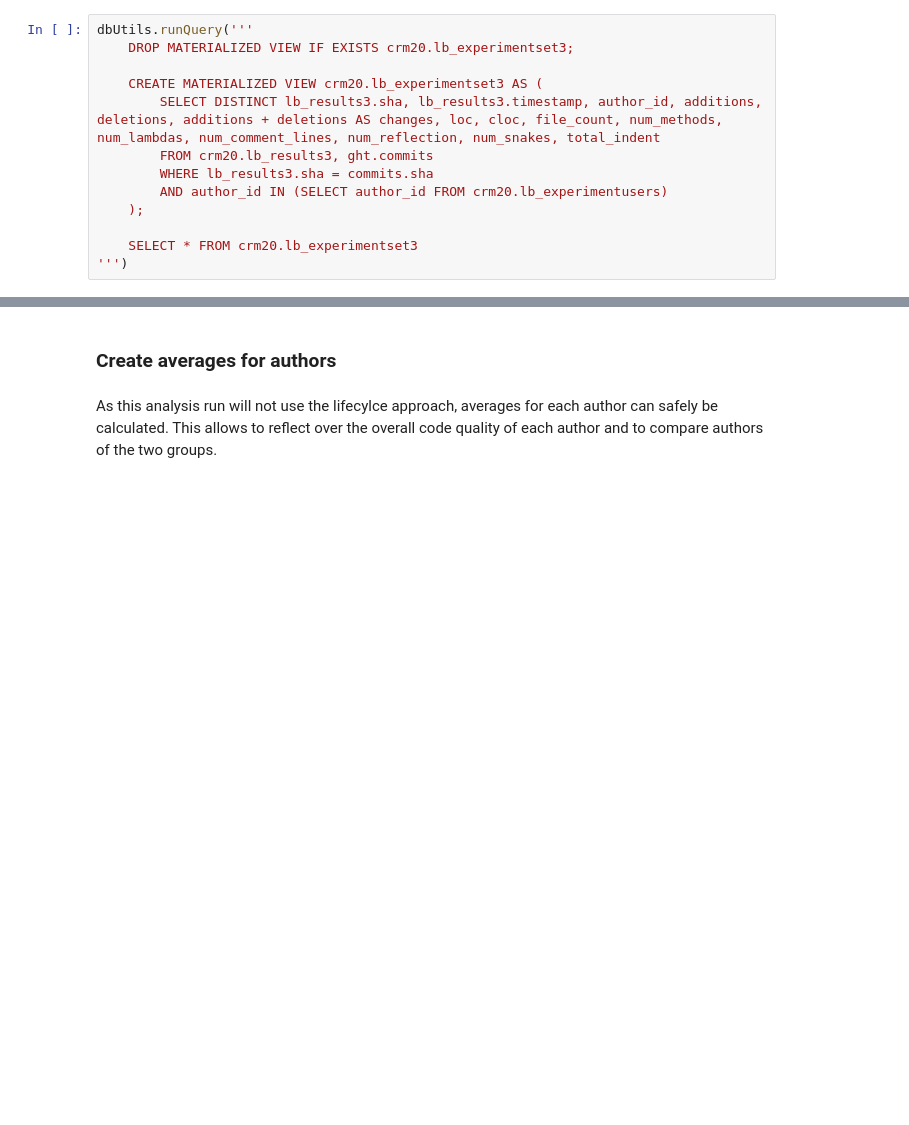
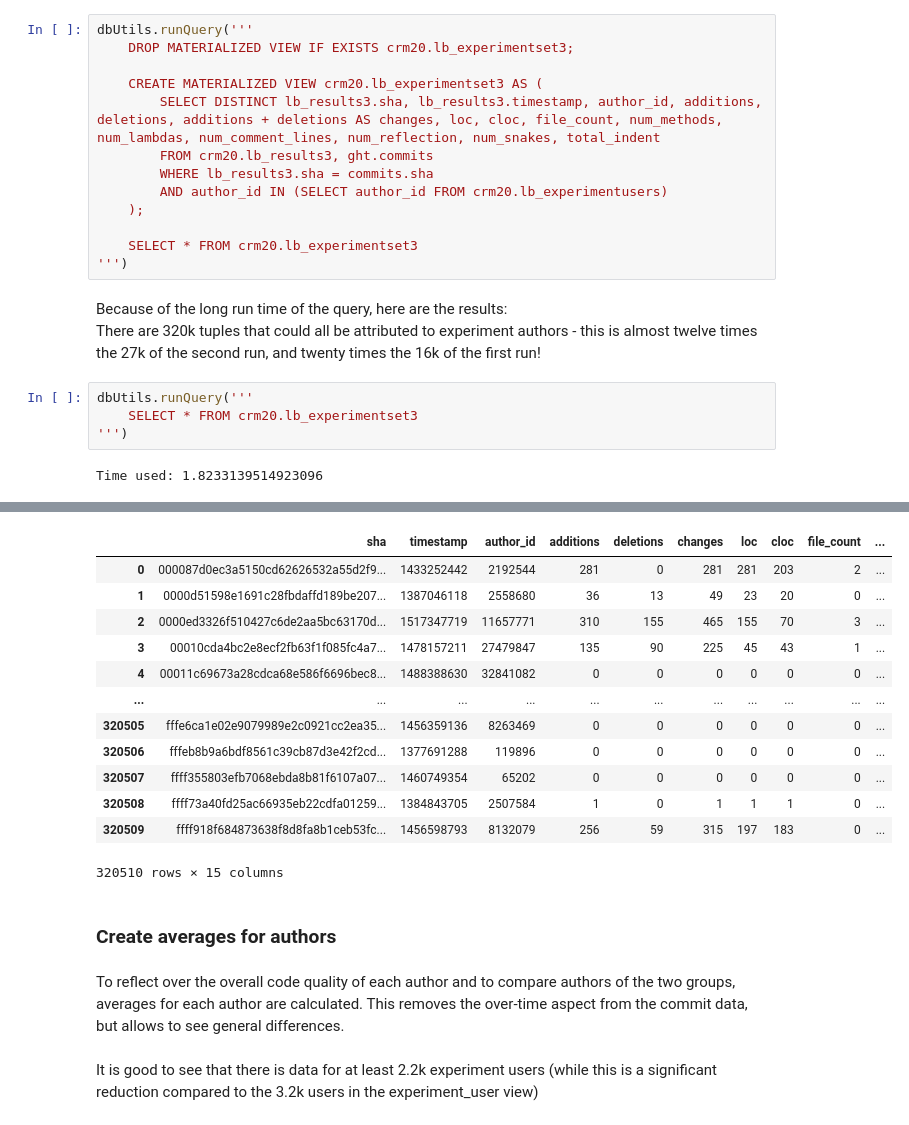
Before and after one commit to LeonBein/CRM20, a Jupyter notebook: Results_Iteration#3.ipynb, the cells around one changed output, grey strips where cells are left out. Drawn from its saved outputs; the diff is of its cells as text; blank space fills up the shorter version.

```diff
--- a/Results_Iteration#3.ipynb
+++ b/Results_Iteration#3.ipynb
@@ -65,3 +53,12 @@ dbUtils.runQuery('''
 
     SELECT * FROM crm20.lb_experimentset3
 ''')
+# %% [markdown]
+Because of the long run time of the query, here are the results: <br>
+There are 320k tuples that could all be attributed to experiment authors - this is almost twelve times the 27k of the second run, and twenty times the 16k of the first run!
+# %%
+dbUtils.runQuery('''
+    SELECT * FROM crm20.lb_experimentset3
+''')
+# %% [output]
+Time used: 1.8233139514923096
@@ -68,7 +66,22 @@ dbUtils.runQuery('''
+|  | sha | timestamp | author_id | additions | deletions | changes | loc | cloc | file_count | ... |
+| 0 | 000087d0ec3a5150cd62626532a55d2f9... | 1433252442 | 2192544 | 281 | 0 | 281 | 281 | 203 | 2 | ... |
+| 1 | 0000d51598e1691c28fbdaffd189be207... | 1387046118 | 2558680 | 36 | 13 | 49 | 23 | 20 | 0 | ... |
+| 2 | 0000ed3326f510427c6de2aa5bc63170d... | 1517347719 | 11657771 | 310 | 155 | 465 | 155 | 70 | 3 | ... |
+| 3 | 00010cda4bc2e8ecf2fb63f1f085fc4a7... | 1478157211 | 27479847 | 135 | 90 | 225 | 45 | 43 | 1 | ... |
+| 4 | 00011c69673a28cdca68e586f6696bec8... | 1488388630 | 32841082 | 0 | 0 | 0 | 0 | 0 | 0 | ... |
+| ... | ... | ... | ... | ... | ... | ... | ... | ... | ... | ... |
+| 320505 | fffe6ca1e02e9079989e2c0921cc2ea35... | 1456359136 | 8263469 | 0 | 0 | 0 | 0 | 0 | 0 | ... |
+| 320506 | fffeb8b9a6bdf8561c39cb87d3e42f2cd... | 1377691288 | 119896 | 0 | 0 | 0 | 0 | 0 | 0 | ... |
+| 320507 | ffff355803efb7068ebda8b81f6107a07... | 1460749354 | 65202 | 0 | 0 | 0 | 0 | 0 | 0 | ... |
+| 320508 | ffff73a40fd25ac66935eb22cdfa01259... | 1384843705 | 2507584 | 1 | 0 | 1 | 1 | 1 | 0 | ... |
+| 320509 | ffff918f684873638f8d8fa8b1ceb53fc... | 1456598793 | 8132079 | 256 | 59 | 315 | 197 | 183 | 0 | ... |
+320510 rows × 15 columns
 # %% [markdown]
 ### Create averages for authors
-# %% [markdown]
-As this analysis run will not use the lifecylce approach, averages for each author can safely be calculated. This allows to reflect over the overall code quality of each author and to compare authors of the two groups.
+# %% [markdown]
+To reflect over the overall code quality of each author and to compare authors of the two groups, averages for each author are calculated. This removes the over-time aspect from the commit data, but allows to see general differences.
+# %% [markdown]
+It is good to see that there is data for at least 2.2k experiment users (while this is a significant reduction compared to the 3.2k users in the experiment_user view)
 # %%
 dbUtils.runQuery('''
     DROP VIEW IF EXISTS crm20.lb_authoravgs3;
```
Also changed, not shown: parts of 25 cells of this notebook, 19 other files.
